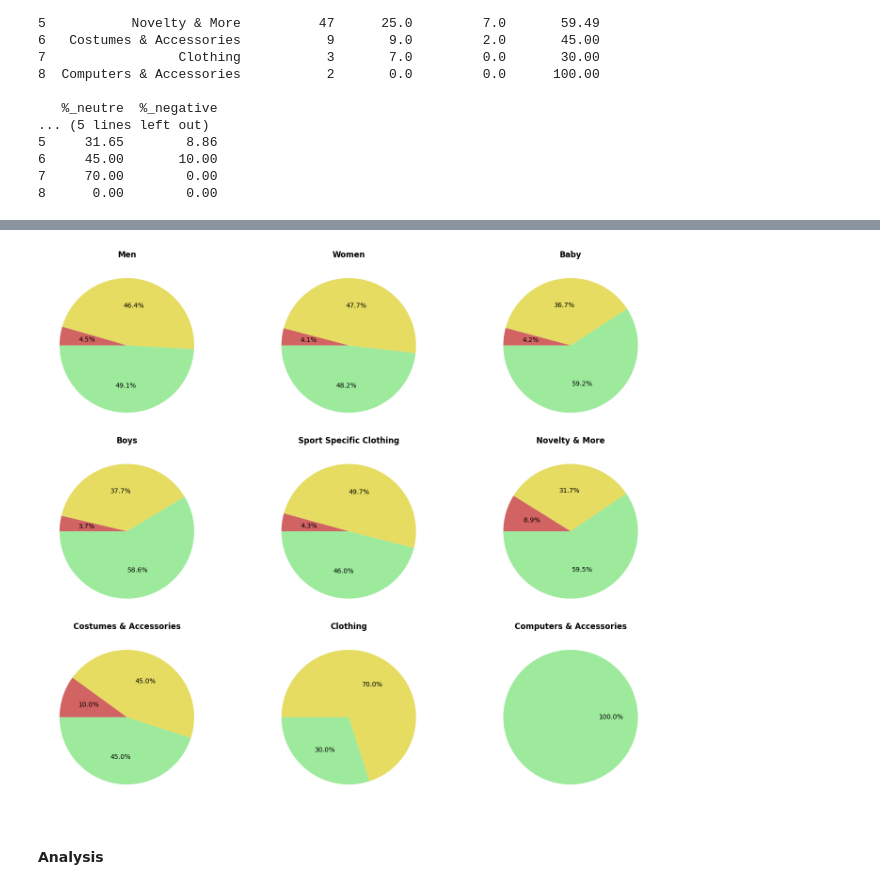
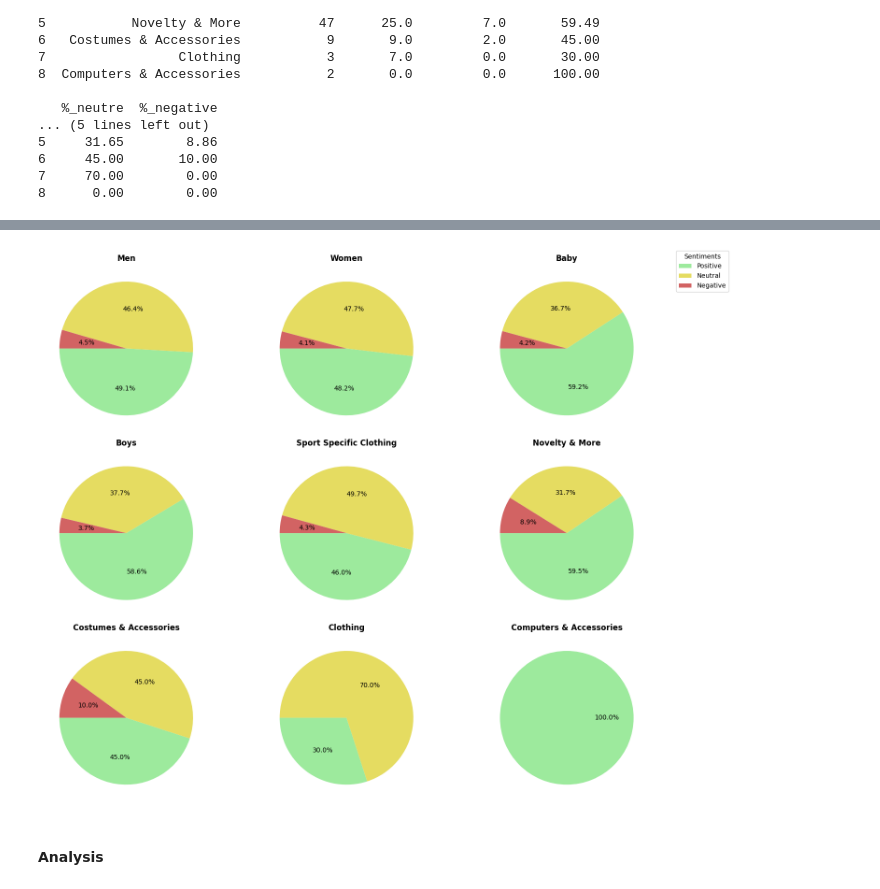
Before and after one commit to annarudych/project_amazon, a Jupyter notebook: amazon.ipynb, the cells around one changed output, grey strips where cells are left out. Cells and saved outputs as stored; diff of their text form; code cells hidden in the pictures.

Commit message:
finished all graphs

```diff
--- a/amazon.ipynb
+++ b/amazon.ipynb
@@ -1068,7 +1069,7 @@ cat2_sales=(dfamazoncopy[dfamazoncopy['category2'].notna() & (dfamazoncopy['cate
             })
             )
 plot_cate=cat2_sales.set_index('category2')[['n_review','sum_sales']]
-fig,(ax2,ax3)=plt.subplots(2,1,figsize=(25,8))
+fig,(ax2,ax3)=plt.subplots(1,2,figsize=(25,8))
 # subplot 1
 ax2=plot_cate.plot(
     ax=ax2,
@@ -1085,6 +1086,7 @@ ax2.set_ylabel('Cateogory')
 plot_cate['sum_sales'].plot(
     ax=ax3,
     kind='pie',
+    colormap='summer',
     labels=plot_cate.index,
     autopct='%1.1f%%',
     startangle=90,
@@ -1416,42 +1461,49 @@ print(tab_final)
 # %%
 
-# Impostazioni grafiche
-colors = ["#9dea9d", "#e5dc61", "#d26363"]  # Verde, Giallo, Rosso
+# plot pie charts in grid layout
+colors = ["#9dea9d", "#e5dc61", "#d26363"]  # colors
 n_categorie = len(tab_final)
-n_cols = 3  # Numero di colonne della griglia
+n_cols = 3  # number of columns
+# calculate number of rows needed
 n_rows = math.ceil(n_categorie / n_cols)
 
-# Creazione della figura e dei subplots
+# create subplots
 fig, axes = plt.subplots(n_rows, n_cols, figsize=(15, n_rows * 4))
-axes = axes.flatten()  # Appiattiamo l'array degli assi per iterare facilmente
+axes = axes.flatten()  # flatten to 1D array for easy indexing
 
 for i, (index, row) in enumerate(tab_final.iterrows()):
-    # Dati per il grafico corrente
+    # data for pie chart
     sizes = [row['%_positive'], row['%_neutre'], row['%_negative']]
-    labels = None  # Non mostriamo le etichette direttamente sul grafico
+    labels = None  # do not show labels on pie slices
 
-    # Filtro per evitare errori se mancano dati in una classe
+    # filter out zero values to avoid empty slices
     filtered_data = [(s, c) for s, c in zip(sizes, colors) if s > 0]
 
     if filtered_data:
         curr_sizes, curr_colors = zip(*filtered_data)
         axes[i].pie(
             curr_sizes,
             labels=None,
             autopct='%1.1f%%',
             colors=curr_colors,
             startangle=180,
             textprops={'fontsize': 10}
         )
         axes[i].set_title(row['category2'], fontweight='bold')
     else:
-        axes[i].axis('off') # Nasconde il subplot se non ci sono dati
+        axes[i].axis('off') # hide empty subplot
 
+# legend for the entire figure
+fig.legend(
+    labels=['Positive', 'Neutral', 'Negative'],
+    loc='upper right',
+    bbox_to_anchor=(1.05,1),
+    title='Sentiments')
 
 plt.tight_layout()
 plt.show()
 # %% [output]
-[figure, old version]
+[figure, new version]
 # %% [markdown]
 #### Analysis
 # %% [markdown]
```
Also changed, not shown: parts of 17 cells of this notebook.
